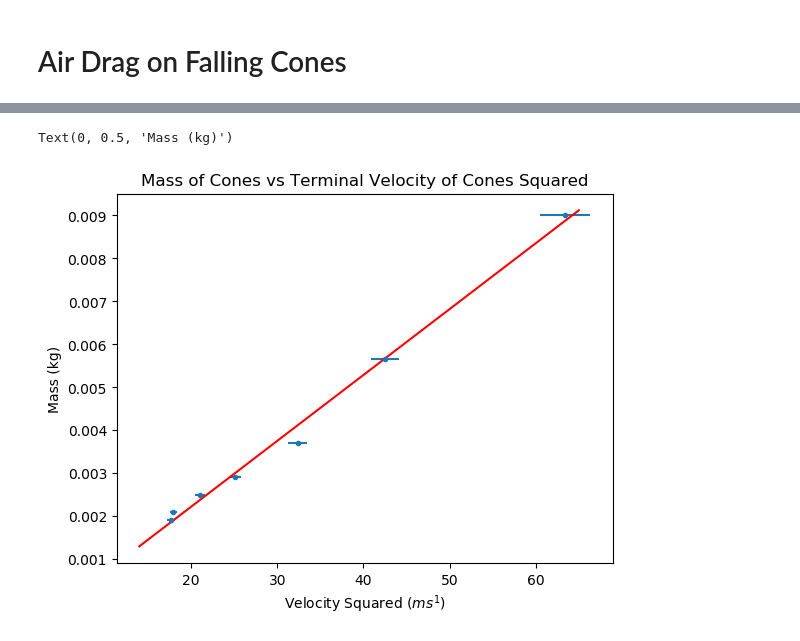
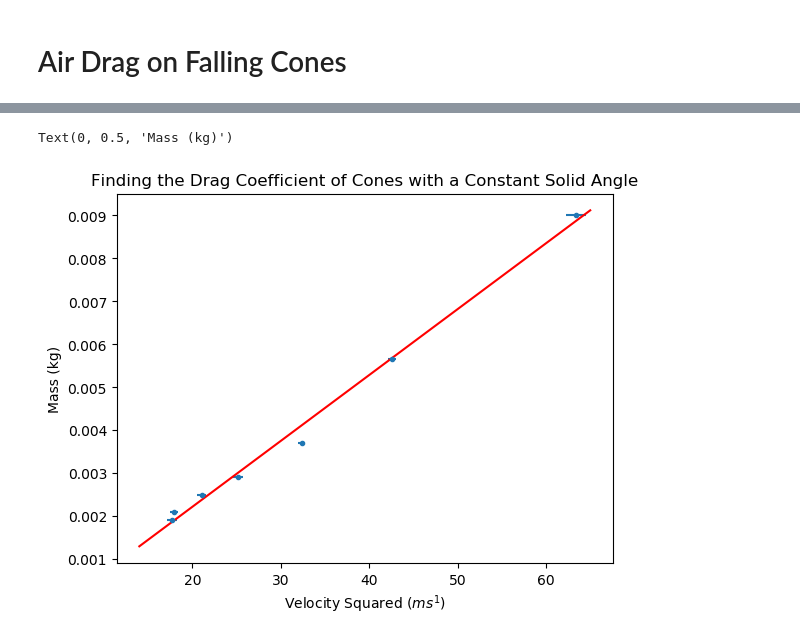
Before and after one commit to alg107/PHYS285-Cones, a Jupyter notebook: Cones.ipynb, the cells around one changed output, grey strips where cells are left out. Saved outputs shown, nothing was run; the diff lists cells and outputs as text; code cells hidden in the pictures.

Commit message:
added gaussian and a few other things. +comments

```diff
--- a/Cones.ipynb
+++ b/Cones.ipynb
@@ -4,42 +4,72 @@
 %matplotlib inline
 import numpy as np
 import matplotlib.pyplot as plt
+
+"""
+TODO:
+
+- Someone check everything I've done
+- Change title of graph
+
+"""
+
+# Importing the data
 data = np.genfromtxt("conesfinal.csv", delimiter=",")
 
+# Model for the line of best fit
 def model(p,x):
     return p[0] + p[1]*x
 
+# A few constants
+
 distance = 27.5
-distance_sigma = 2/100 ## Don't know this value either
+distance_sigma = 2/100
 
-# Align with actual data columns
+m_unc = 0.00001
+TRIALS = 5
+
+# Extracting data from imported file
 
 m = np.array(data[:,0])
-m_unc = 0.00001
 m_sigma = np.full(len(data[:,0]), m_unc)
-TRIALS = 5
+
 t1 = np.array(data[:,1])
 t2 = np.array(data[:,2])
 t3 = np.array(data[:,3])
 t4 = np.array(data[:,4])
 t5 = np.array(data[:,5])
+t_2d = np.array([t1, t2, t3, t4, t5])
 
+## ddof=1 means it's taking the sample stddev rather than population stddev
+## calculates the uncertainties for t using a list comprehension
+## (Very pythonic but not very readable)
+t_sigma = np.array([np.std(x, ddof=1)/np.sqrt(TRIALS) for x in t_2d.transpose()])
+print("New t_sigma: ", t_sigma)
+print("Times matrix: \n",t_2d)
+
+# Averaging time arrays
 t = (t1+t2+t3+t4+t5)/TRIALS
 print("Avg Times: ")
 print(t)
+
+
+# Calculating v and v squared arrays
 v = distance/t
 vs = v**2
 
-t_sigma = 0.4/5
-print("STD DEV: "+str(np.std(t)))
+
+print()
+print("STD DEV: "+str(np.std(t, ddof=1)))
 vs_sigma = np.sqrt((distance**2/t**4)*distance_sigma**2+(4*distance**4/t**6)*t_sigma**2)
 
+## Assigning arrays to x and y named things to simplify the plotting
 
 x = vs
 y = m
 sigma_x = vs_sigma
 sigma_y = m_sigma
 
+# Calculating the line of best fit
 
 bf = np.zeros((2,len(data)))
 bf[0,:] = x**0
@@ -55,9 +85,9 @@ for k in range(2):
 A_inv = np.linalg.inv(A)
 a = np.linalg.solve(A,b)
 
-xx = np.linspace(14,65,1000) # Change
 
-## VARS for coefficient
+
+### VARS for coefficient
 
 phi = 2.206
 g = 9.81
@@ -66,28 +96,40 @@ r = 0.1
 A = ((r**2)*(phi**2))/(4*np.pi)
 
 ###
+
+# Extracting and printing the gradient
 grad = a[1]
+print("GRADIENT: "+str(grad))
+print()
 
 A_sigma = 4.998*10**(-5)
 
 grad_sigma = np.sqrt(np.diag(A_inv))[1]
+
+
+
+# Calculating C_d
+C_d = (grad*2*g)/(p*A)
+print("C_d: "+str(C_d))
+
+# Uncertainty in C_d
+grad_sigma = np.sqrt(np.diag(A_inv))[1]
 C_d_sigma = np.sqrt((((2*g)/(A*p))**2)*grad_sigma**2 + (((-2*g*grad)/((A**2)*p))**2)*A_sigma**2)
 print("C_d uncertainty: ", C_d_sigma)
 
+# Uncertainty in the gradient
+print()
+print("Delta A (uncertainties)", np.sqrt(np.diag(A_inv)))
 
+## Graphing
 
-print("GRADIENT: "+str(grad))
+xx = np.linspace(14,65,1000) # Range for line of best fit
 
-C_d = (grad*2*g)/(p*A)
-print("C_d: "+str(C_d))
-
-
-print("Delta A (uncertainties)", np.sqrt(np.diag(A_inv)))
 plt.rcdefaults()  # turn off xkcd
 plt.figure()
 plt.errorbar(x,y,sigma_y,sigma_x,fmt='.')
 plt.plot(xx,model(a,xx),'r-')
-plt.title("Mass of Cones vs Terminal Velocity of Cones Squared")
+plt.title("Finding the Drag Coefficient of Cones with a Constant Solid Angle")
 plt.xlabel('Velocity Squared ($ms^1$)')
 plt.ylabel('Mass (kg)')
 # %% [output]
@@ -100,3 +153,3 @@ C_d: 0.6348021373376376
 Delta A (uncertainties) [8.58509142e-06 2.45151280e-07]
 Text(0, 0.5, 'Mass (kg)')
-[figure, old version]
+[figure, new version]
```
Also changed, not shown: parts of 1 cell of this notebook.
